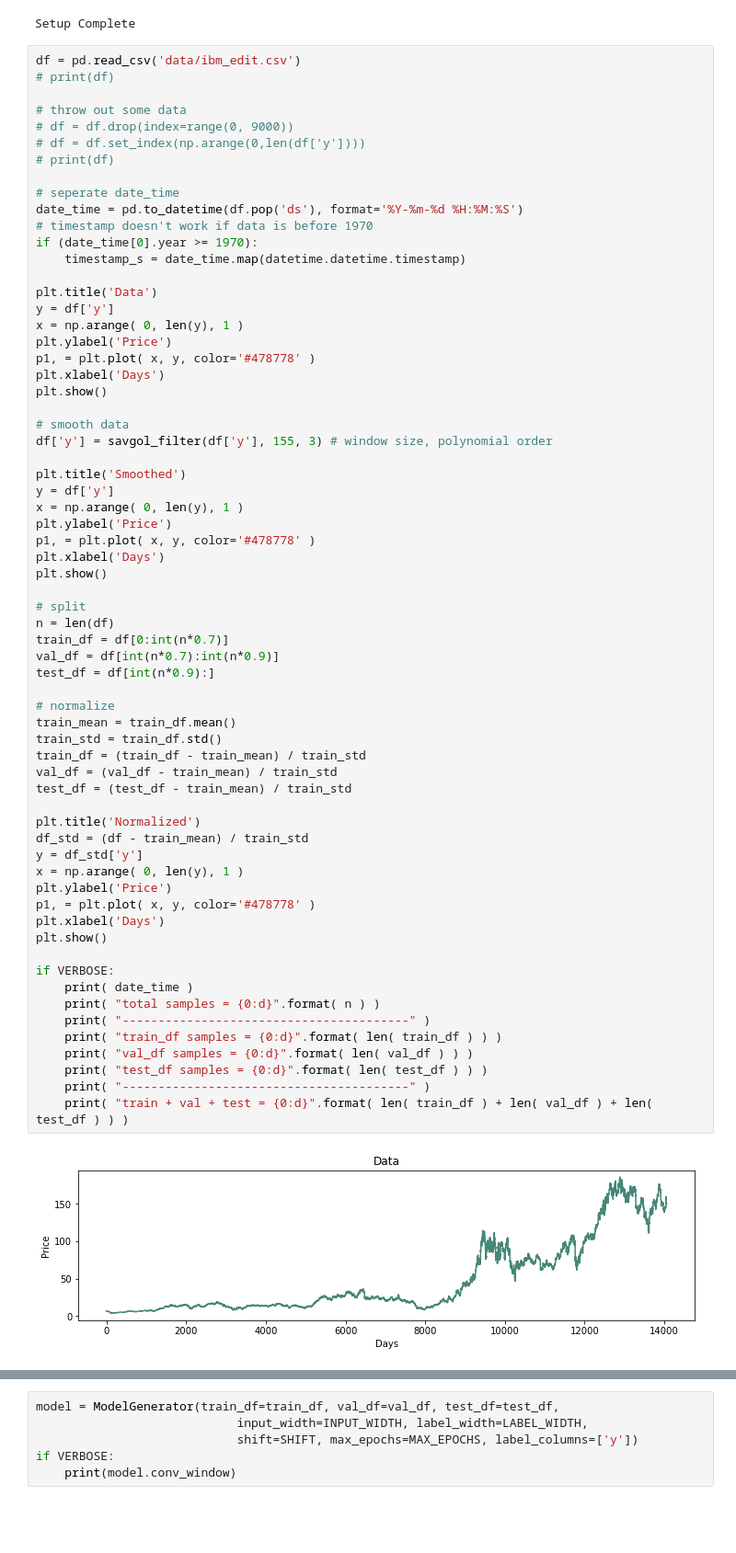
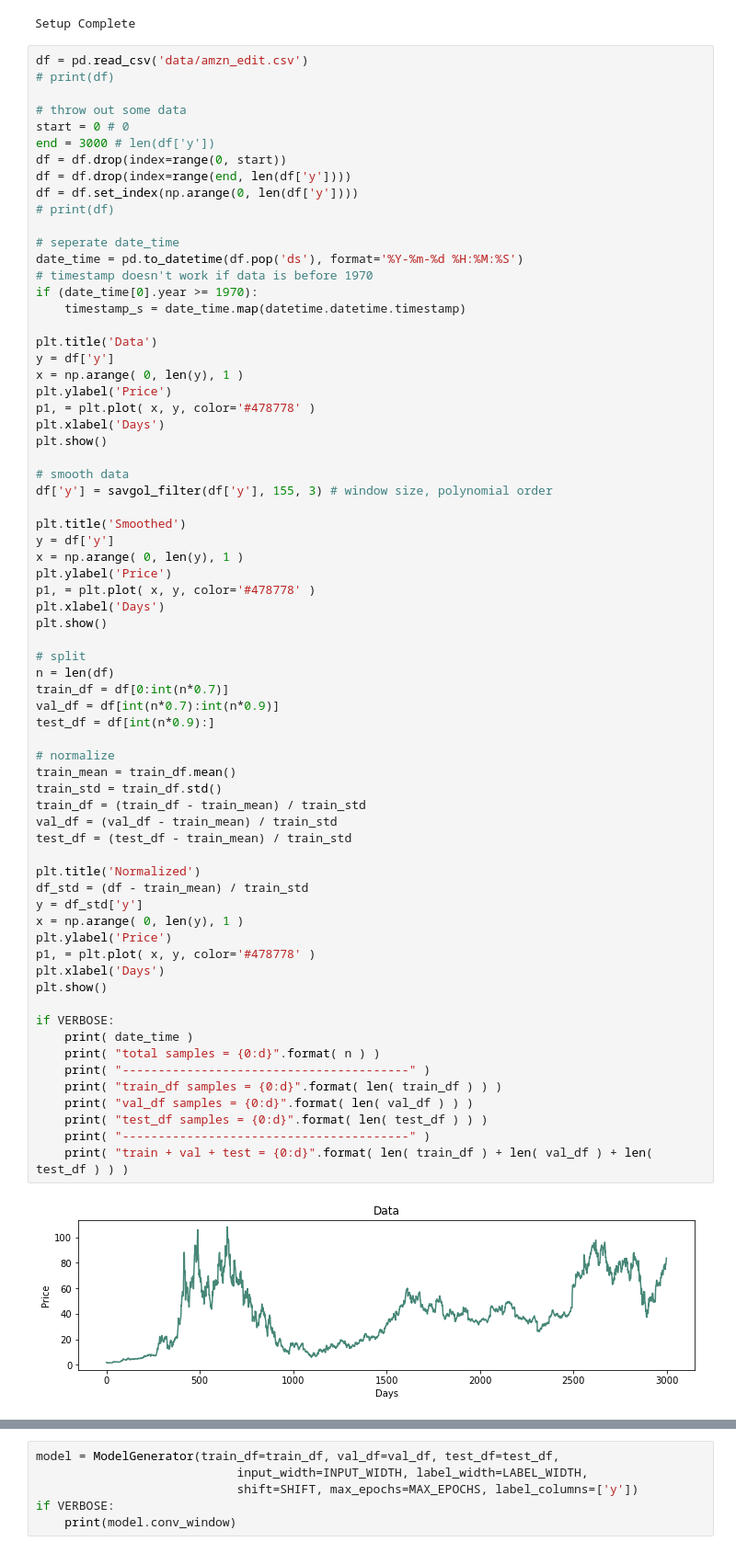
Before and after one commit to Grant-Syt/495_stock_forecast, a Jupyter notebook: stock_forecast.ipynb, the cells around one changed output, grey strips where cells are left out. Shown at 92% size. Cells and saved outputs as stored; diff of their text form; blank space fills up the shorter version.

```diff
--- a/stock_forecast.ipynb
+++ b/stock_forecast.ipynb
@@ -40,12 +40,15 @@ if VERBOSE:
 # %% [output]
 Setup Complete
 # %%
-df = pd.read_csv('data/ibm_edit.csv')
+df = pd.read_csv('data/amzn_edit.csv')
 # print(df)
 
 # throw out some data
-# df = df.drop(index=range(0, 9000))
-# df = df.set_index(np.arange(0,len(df['y'])))
+start = 0 # 0
+end = 3000 # len(df['y'])
+df = df.drop(index=range(0, start))
+df = df.drop(index=range(end, len(df['y'])))
+df = df.set_index(np.arange(0, len(df['y'])))
 # print(df)
 
 # seperate date_time
@@ -78,31 +81,31 @@ n = len(df)
 train_df = df[0:int(n*0.7)]
 val_df = df[int(n*0.7):int(n*0.9)]
 test_df = df[int(n*0.9):]
 
 # normalize
 train_mean = train_df.mean()
 train_std = train_df.std()
 train_df = (train_df - train_mean) / train_std
 val_df = (val_df - train_mean) / train_std
 test_df = (test_df - train_mean) / train_std
 
 plt.title('Normalized')
 df_std = (df - train_mean) / train_std
 y = df_std['y']
 x = np.arange( 0, len(y), 1 )
 plt.ylabel('Price')
 p1, = plt.plot( x, y, color='#478778' )
 plt.xlabel('Days')
 plt.show()
 
 if VERBOSE:
     print( date_time )
     print( "total samples = {0:d}".format( n ) )
     print( "----------------------------------------" )
     print( "train_df samples = {0:d}".format( len( train_df ) ) )
     print( "val_df samples = {0:d}".format( len( val_df ) ) )
     print( "test_df samples = {0:d}".format( len( test_df ) ) )
     print( "----------------------------------------" )
     print( "train + val + test = {0:d}".format( len( train_df ) + len( val_df ) + len( test_df ) ) )
 # %% [output]
-[figure, old version]
+[figure, new version]
```
Also changed, not shown: parts of 4 cells of this notebook, 16 other files.
